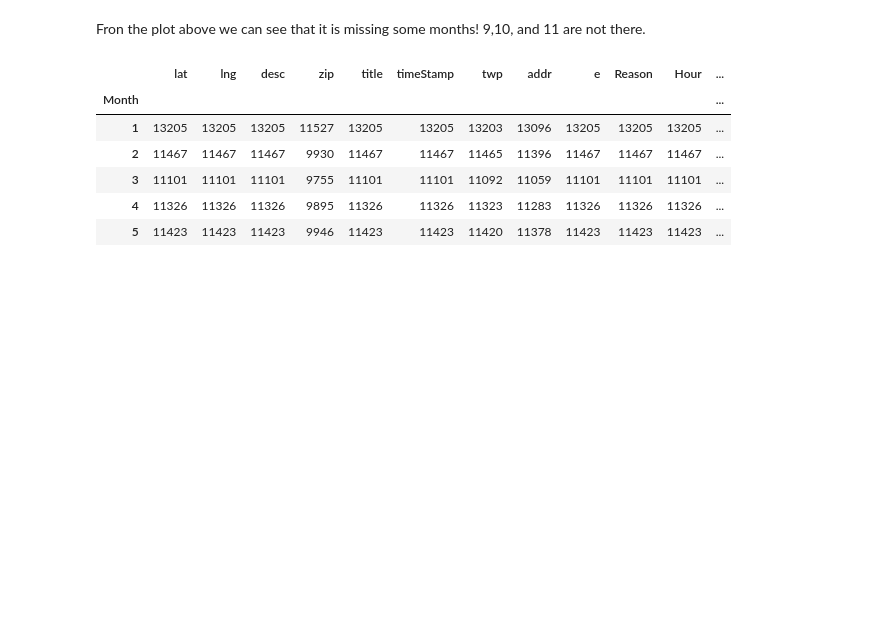
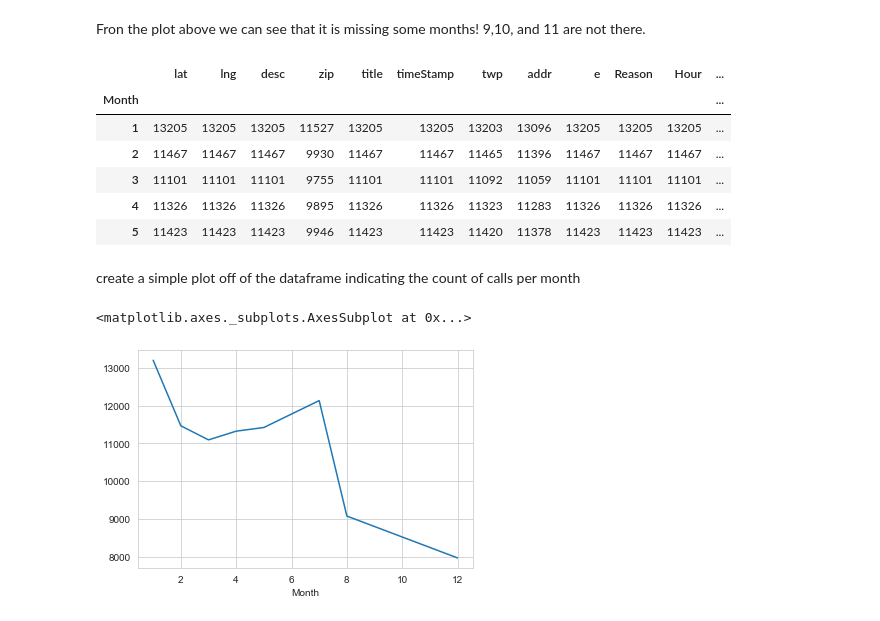
Before and after one commit to elsajun/Analyzing-911-Call-Project, a Jupyter notebook: 911 Calls Project.ipynb, the cells around one changed output. Drawn from its saved outputs; the diff is of its cells as text; code cells hidden in the pictures; blank space fills up the shorter version.

Commit message:
create a simple plot off of the dataframe indicating the count of calls per month

```diff
--- a/911 Calls Project.ipynb
+++ b/911 Calls Project.ipynb
@@ -159,3 +161,11 @@ byMonth.head()
 | 3 | 11101 | 11101 | 11101 | 9755 | 11101 | 11101 | 11092 | 11059 | 11101 | 11101 | 11101 | ... |
 | 4 | 11326 | 11326 | 11326 | 9895 | 11326 | 11326 | 11323 | 11283 | 11326 | 11326 | 11326 | ... |
 | 5 | 11423 | 11423 | 11423 | 9946 | 11423 | 11423 | 11420 | 11378 | 11423 | 11423 | 11423 | ... |
+# %% [markdown]
+create a simple plot off of the dataframe indicating the count of calls per month
+# %%
+# Could be any column
+byMonth['twp'].plot()
+# %% [output]
+<matplotlib.axes._subplots.AxesSubplot at 0x...>
+[figure, added]
```
Also changed, not shown: parts of 1 cell of this notebook.
